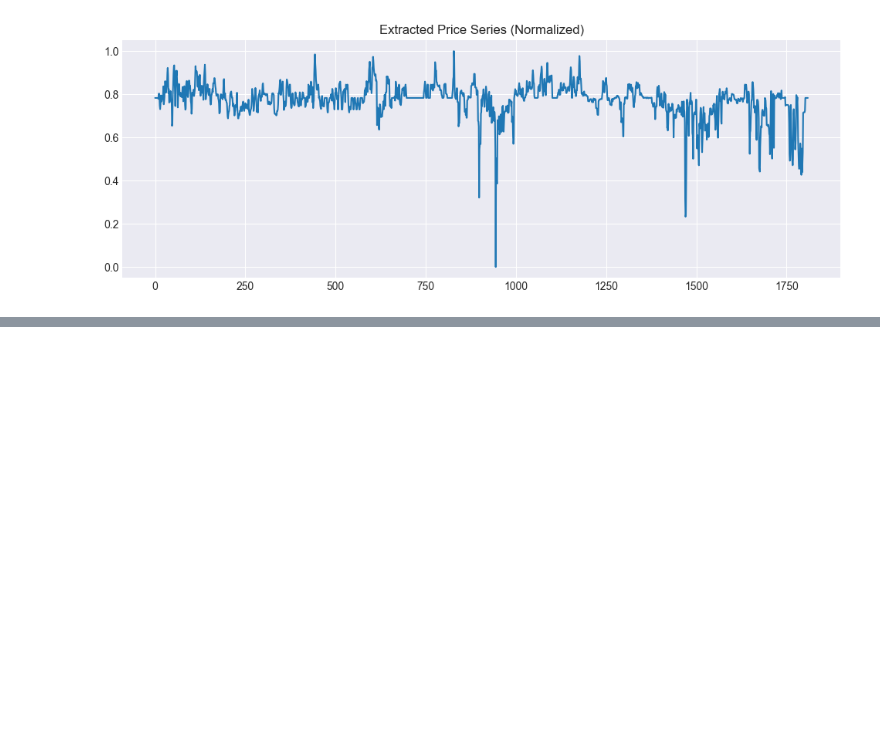
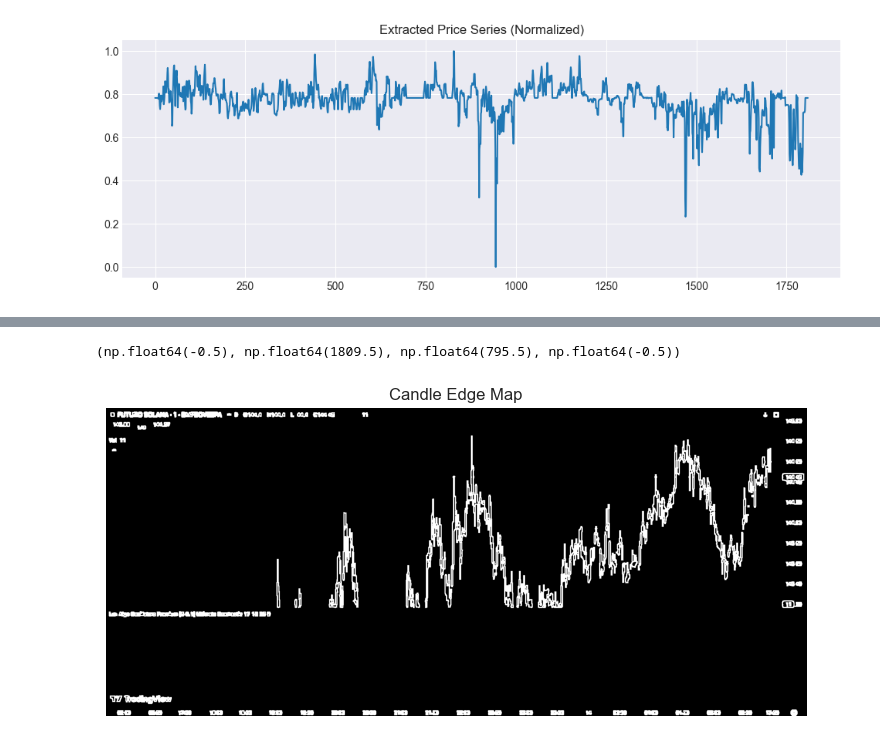
Before and after one commit to krishpranav/trade.jup, a Jupyter notebook: notebooks/market_structure_engine.ipynb, the cells around one changed output, grey strips where cells are left out. Cells and saved outputs as stored; diff of their text form; code cells hidden in the pictures; blank space fills up the shorter version.

```diff
--- a/notebooks/market_structure_engine.ipynb
+++ b/notebooks/market_structure_engine.ipynb
@@ -80,0 +98,12 @@ plt.show()
+# %%
+edges = cv2.Canny(gray, 50, 150)
+kernel = np.ones((3, 3), np.uint8)
+edges = cv2.dilate(edges, kernel, iterations=1)
+
+plt.figure(figsize=(12, 4))
+plt.imshow(edges, cmap="gray")
+plt.title("Candle Edge Map")
+plt.axis("off")
+# %% [output]
+(np.float64(-0.5), np.float64(1809.5), np.float64(795.5), np.float64(-0.5))
+[figure, added]
```
Also changed, not shown: parts of 10 cells of this notebook.
